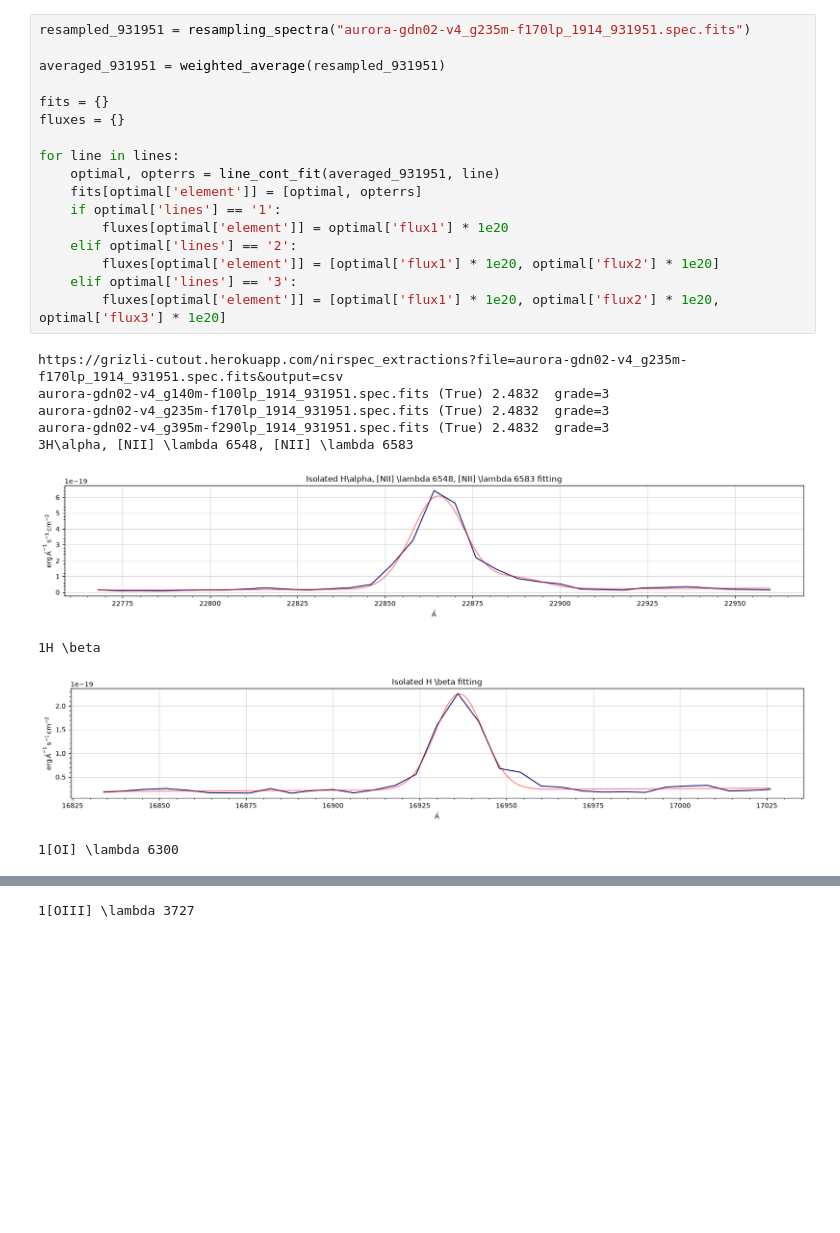
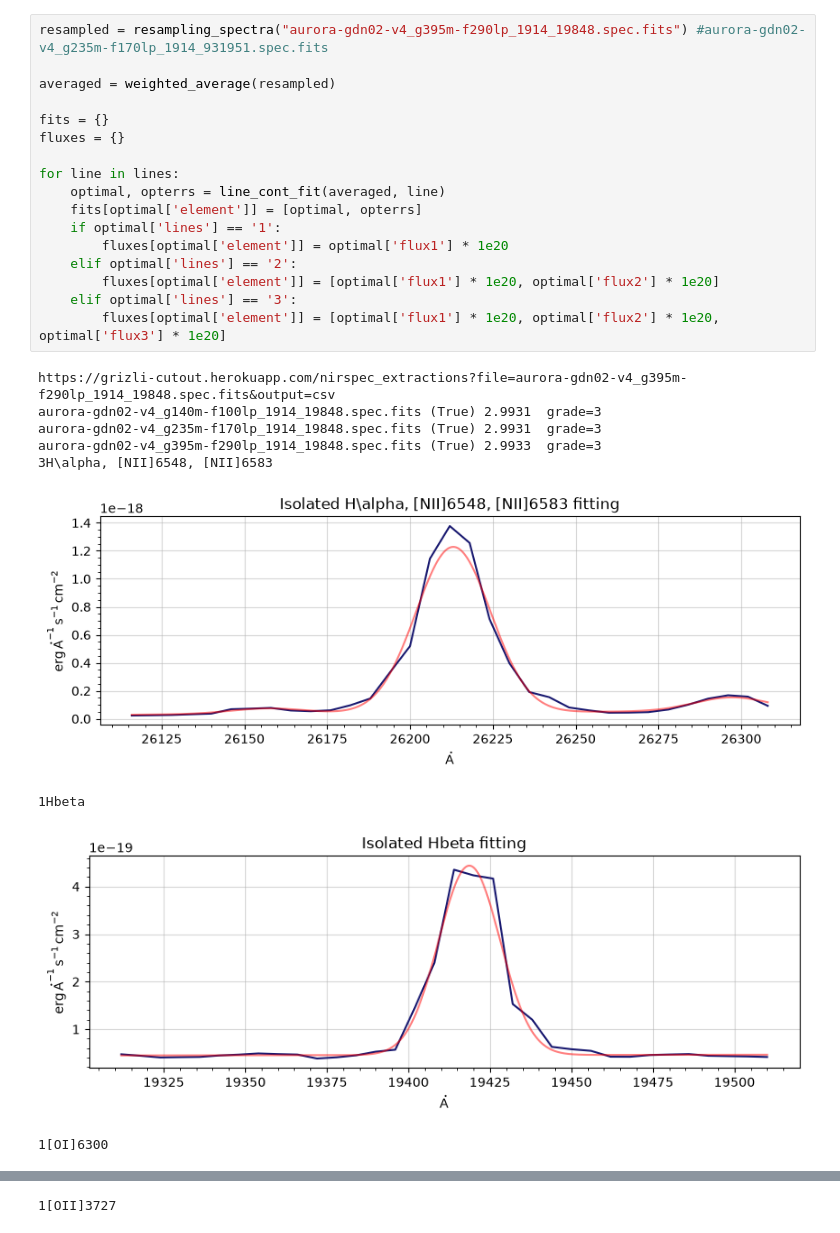
Before and after one commit to CrushinAngel/Astronomical_Investigation_Project, a Jupyter notebook: notebooks/relevant_fit.ipynb, the cells around one changed output, grey strips where cells are left out. Cells and saved outputs as stored; diff of their text form; blank space fills up the shorter version.

```diff
--- a/notebooks/relevant_fit.ipynb
+++ b/notebooks/relevant_fit.ipynb
@@ -89,29 +103,29 @@ lines = [Halpha, Hbeta, Oi, Oii, Oiii1, Oiii2, Sii]
 grizli version: 1.14.2
 msaexp version: 0.9.17
 # %%
-resampled_931951 = resampling_spectra("aurora-gdn02-v4_g235m-f170lp_1914_931951.spec.fits")
+resampled = resampling_spectra("aurora-gdn02-v4_g395m-f290lp_1914_19848.spec.fits") #aurora-gdn02-v4_g235m-f170lp_1914_931951.spec.fits
 
-averaged_931951 = weighted_average(resampled_931951)
+averaged = weighted_average(resampled)
 
 fits = {}
 fluxes = {}
 
 for line in lines:
-    optimal, opterrs = line_cont_fit(averaged_931951, line)
+    optimal, opterrs = line_cont_fit(averaged, line)
     fits[optimal['element']] = [optimal, opterrs]
     if optimal['lines'] == '1':
         fluxes[optimal['element']] = optimal['flux1'] * 1e20
     elif optimal['lines'] == '2':
         fluxes[optimal['element']] = [optimal['flux1'] * 1e20, optimal['flux2'] * 1e20]
     elif optimal['lines'] == '3':
         fluxes[optimal['element']] = [optimal['flux1'] * 1e20, optimal['flux2'] * 1e20, optimal['flux3'] * 1e20]
 # %% [output]
-https://grizli-cutout.herokuapp.com/nirspec_extractions?file=aurora-gdn02-v4_g235m-f170lp_1914_931951.spec.fits&output=csv
-aurora-gdn02-v4_g140m-f100lp_1914_931951.spec.fits (True) 2.4832  grade=3
-aurora-gdn02-v4_g235m-f170lp_1914_931951.spec.fits (True) 2.4832  grade=3
-aurora-gdn02-v4_g395m-f290lp_1914_931951.spec.fits (True) 2.4832  grade=3
-3H\alpha, [NII] \lambda 6548, [NII] \lambda 6583
+https://grizli-cutout.herokuapp.com/nirspec_extractions?file=aurora-gdn02-v4_g395m-f290lp_1914_19848.spec.fits&output=csv
+aurora-gdn02-v4_g140m-f100lp_1914_19848.spec.fits (True) 2.9931  grade=3
+aurora-gdn02-v4_g235m-f170lp_1914_19848.spec.fits (True) 2.9931  grade=3
+aurora-gdn02-v4_g395m-f290lp_1914_19848.spec.fits (True) 2.9933  grade=3
+3H\alpha, [NII]6548, [NII]6583
-[figure, old version]
+[figure, new version]
-1H \beta
+1Hbeta
-[figure, old version]
+[figure, new version]
-1[OI] \lambda 6300
+1[OI]6300
@@ -119 +133 @@ aurora-gdn02-v4_g395m-f290lp_1914_931951.spec.fits (True) 2.4832  grade=3
-1[OIII] \lambda 3727
+1[OII]3727
```
Also changed, not shown: parts of 6 cells of this notebook, 2 other files.
